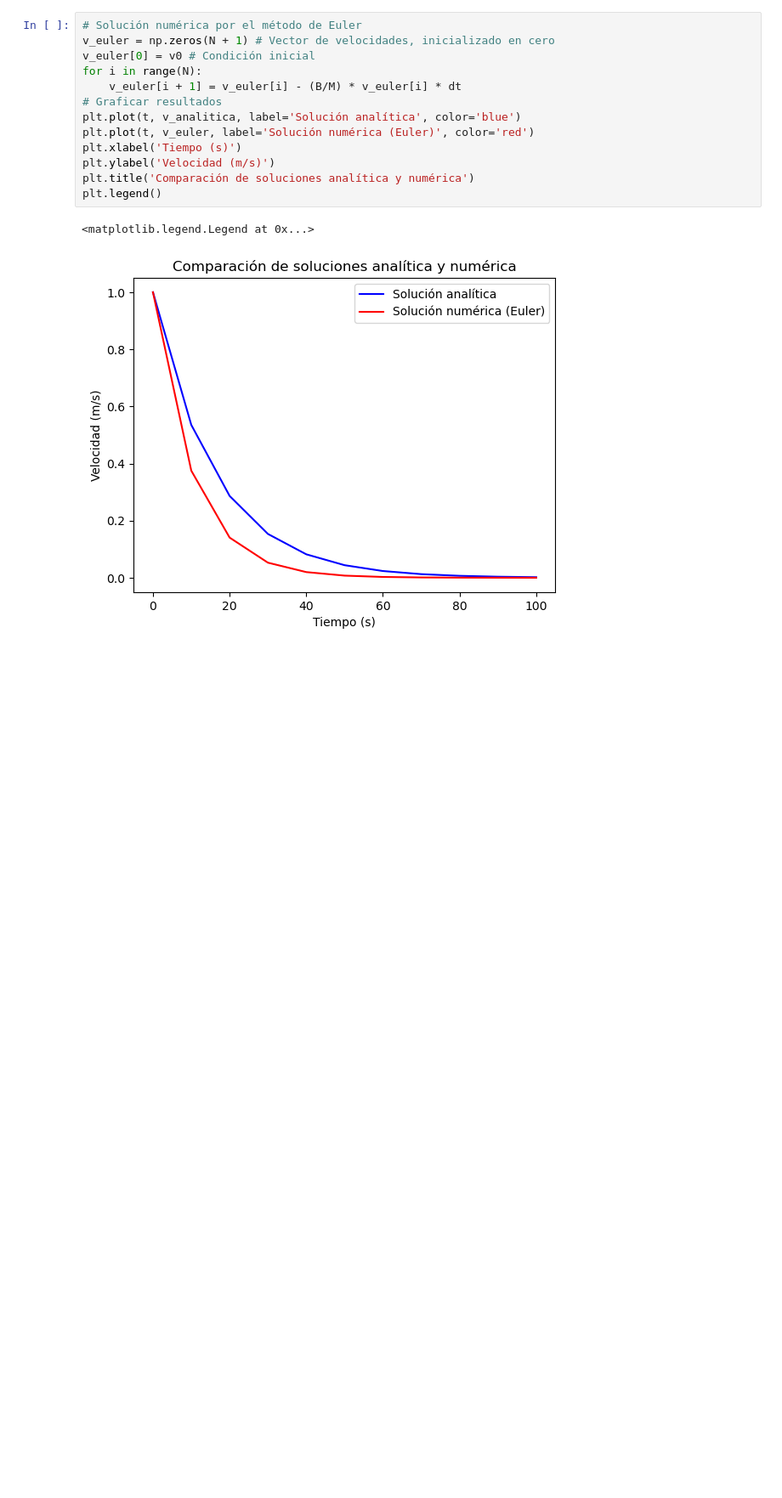
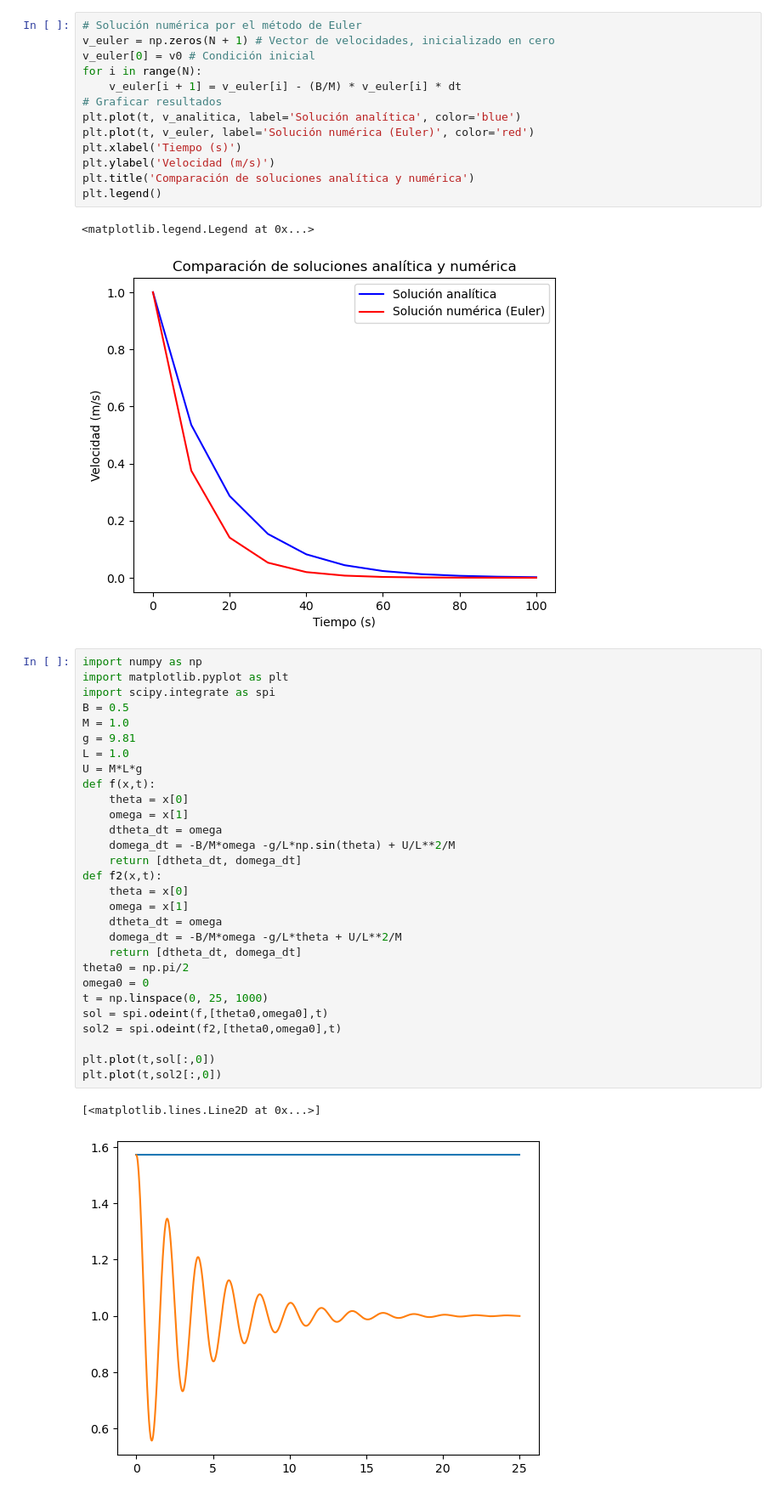
Before and after one commit to cjuarezramos/MMS022025, a Jupyter notebook: Archivos Prueba/PrimercodigoMMS.ipynb, the cells around one changed output. Shown at 85% size. Cells and saved outputs as stored; diff of their text form; blank space fills up the shorter version.

```diff
--- a/Archivos Prueba/PrimercodigoMMS.ipynb
+++ b/Archivos Prueba/PrimercodigoMMS.ipynb
@@ -60,3 +60,35 @@ plt.legend()
 # %% [output]
 <matplotlib.legend.Legend at 0x...>
 [figure]
+# %%
+import numpy as np
+import matplotlib.pyplot as plt
+import scipy.integrate as spi
+B = 0.5
+M = 1.0
+g = 9.81
+L = 1.0
+U = M*L*g
+def f(x,t):
+    theta = x[0]
+    omega = x[1]
+    dtheta_dt = omega
+    domega_dt = -B/M*omega -g/L*np.sin(theta) + U/L**2/M
+    return [dtheta_dt, domega_dt]
+def f2(x,t):
+    theta = x[0]
+    omega = x[1]
+    dtheta_dt = omega
+    domega_dt = -B/M*omega -g/L*theta + U/L**2/M
+    return [dtheta_dt, domega_dt]
+theta0 = np.pi/2
+omega0 = 0
+t = np.linspace(0, 25, 1000)
+sol = spi.odeint(f,[theta0,omega0],t)
+sol2 = spi.odeint(f2,[theta0,omega0],t)
+
+plt.plot(t,sol[:,0])
+plt.plot(t,sol2[:,0])
+# %% [output]
+[<matplotlib.lines.Line2D at 0x...>]
+[figure, added]
```
Also changed, not shown: parts of 1 cell of this notebook.
